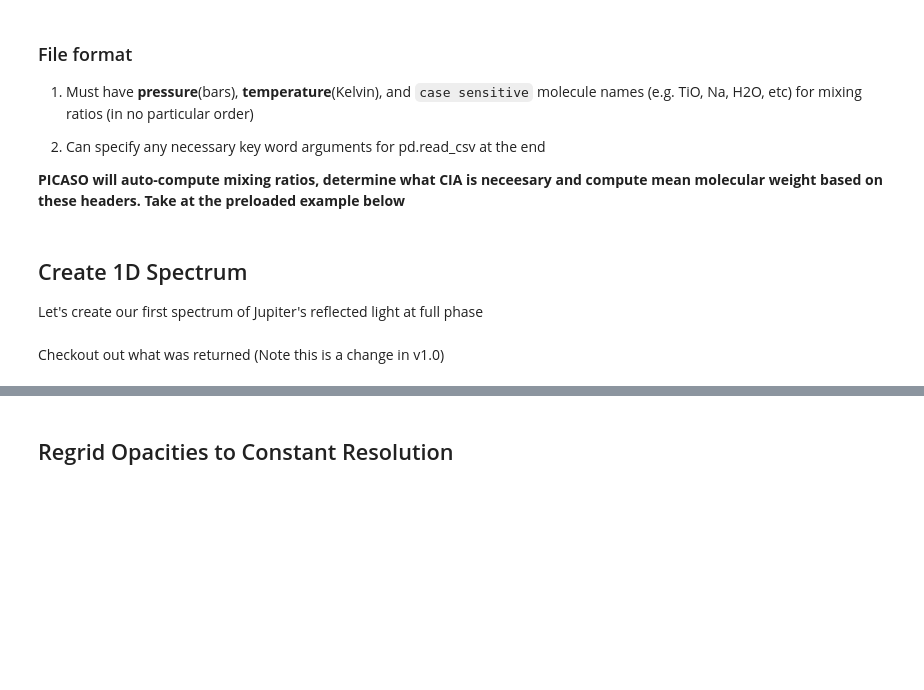
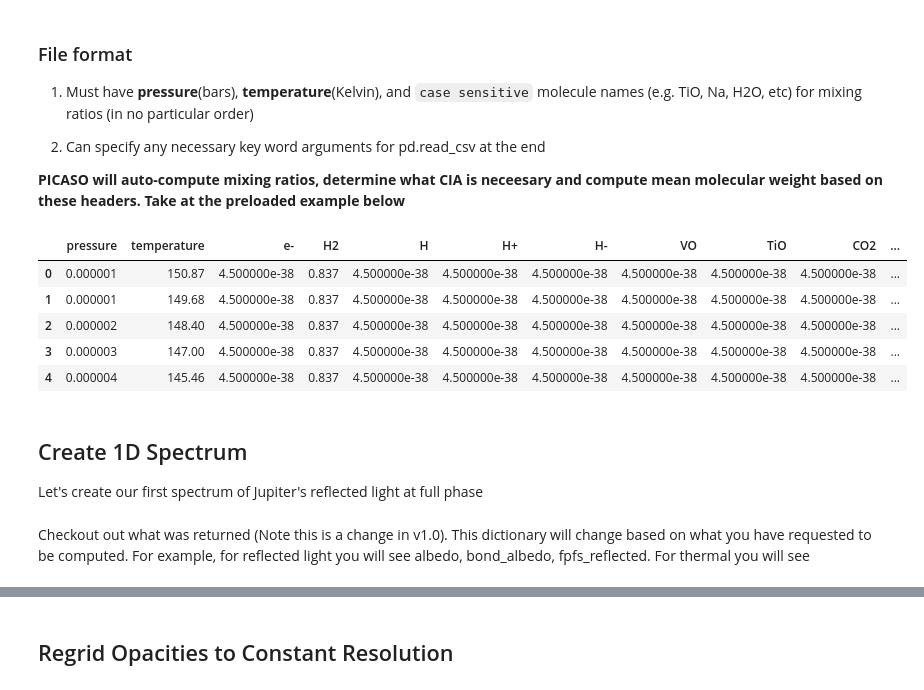
Before and after one commit to natashabatalha/picaso, a Jupyter notebook: docs/notebooks/A_basics/1_GetStarted.ipynb, the cells around one changed output, grey strips where cells are left out. Drawn from its saved outputs; the diff is of its cells as text; code cells hidden in the pictures; blank space fills up the shorter version.

```diff
--- a/docs/notebooks/A_basics/1_GetStarted.ipynb
+++ b/docs/notebooks/A_basics/1_GetStarted.ipynb
@@ -115,9 +131,16 @@ start_case.atmosphere(filename=jdi.jupiter_pt(), delim_whitespace=True)
 **PICASO will auto-compute mixing ratios, determine what CIA is neceesary and compute mean molecular weight based on these headers. Take at the preloaded example below**
 # %%
 #to give you an idea
-comp_file = jdi.pd.read_csv(jdi.jupiter_pt(), delim_whitespace=True)
+comp_file = jdi.pd.read_csv(jdi.jupiter_pt(), sep=r'\s+')
 #see example below
 comp_file.head()
+# %% [output]
+|  | pressure | temperature | e- | H2 | H | H+ | H- | VO | TiO | CO2 | ... |
+| 0 | 0.000001 | 150.87 | 4.500000e-38 | 0.837 | 4.500000e-38 | 4.500000e-38 | 4.500000e-38 | 4.500000e-38 | 4.500000e-38 | 4.500000e-38 | ... |
+| 1 | 0.000001 | 149.68 | 4.500000e-38 | 0.837 | 4.500000e-38 | 4.500000e-38 | 4.500000e-38 | 4.500000e-38 | 4.500000e-38 | 4.500000e-38 | ... |
+| 2 | 0.000002 | 148.40 | 4.500000e-38 | 0.837 | 4.500000e-38 | 4.500000e-38 | 4.500000e-38 | 4.500000e-38 | 4.500000e-38 | 4.500000e-38 | ... |
+| 3 | 0.000003 | 147.00 | 4.500000e-38 | 0.837 | 4.500000e-38 | 4.500000e-38 | 4.500000e-38 | 4.500000e-38 | 4.500000e-38 | 4.500000e-38 | ... |
+| 4 | 0.000004 | 145.46 | 4.500000e-38 | 0.837 | 4.500000e-38 | 4.500000e-38 | 4.500000e-38 | 4.500000e-38 | 4.500000e-38 | 4.500000e-38 | ... |
 # %% [markdown]
 ## Create 1D Spectrum
 
@@ -127,4 +150,4 @@ df = start_case.spectrum(opacity,calculation='reflected')
 # %% [markdown]
-Checkout out what was returned (Note this is a change in v1.0)
+Checkout out what was returned (Note this is a change in v1.0). This dictionary will change based on what you have requested to be computed. For example, for reflected light you will see albedo, bond_albedo, fpfs_reflected. For thermal you will see
 # %%
 df.keys()
```
Also changed, not shown: parts of 18 cells of this notebook, 2 other files.
